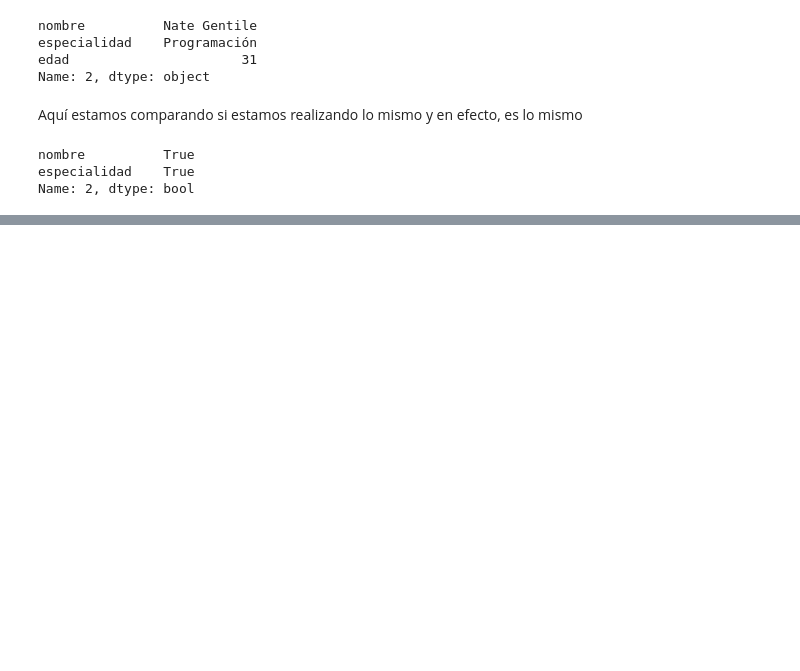
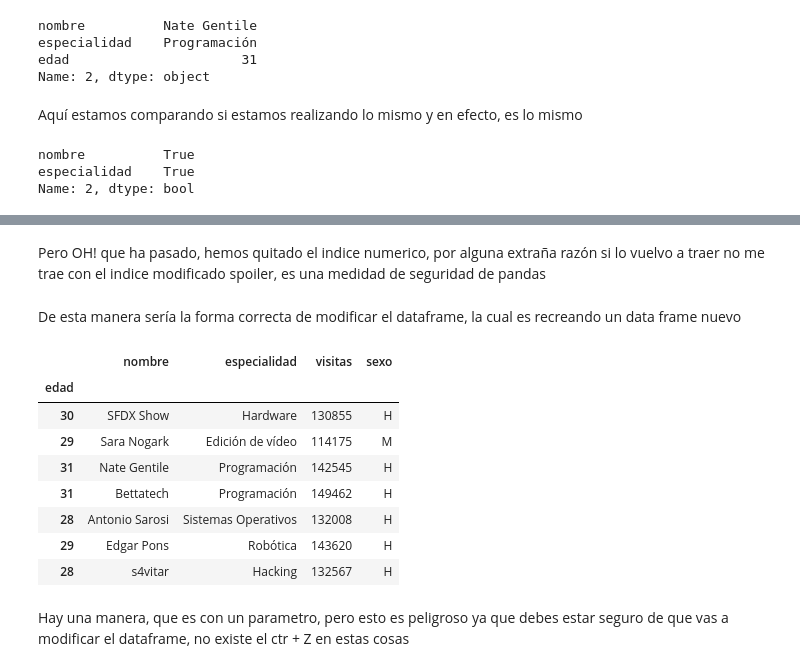
Before and after one commit to LennyRBriones/data-scientist, a Jupyter notebook: Pandas-Mastermind.ipynb, the cells around one changed output, grey strips where cells are left out. Drawn from its saved outputs; the diff is of its cells as text; code cells hidden in the pictures; blank space fills up the shorter version.

```diff
--- a/Pandas-Mastermind.ipynb
+++ b/Pandas-Mastermind.ipynb
@@ -401,0 +444,20 @@ Name: 2, dtype: bool
+# %% [markdown]
+Pero OH! que ha pasado, hemos quitado el indice numerico, por alguna extraña razón si lo vuelvo a traer no me trae con el indice modificado spoiler, es una medidad de seguridad de pandas
+# %% [markdown]
+De esta manera sería la forma correcta de modificar el dataframe, la cual es recreando un data frame nuevo
+# %%
+df_nuevo = df.set_index("edad")
+# %%
+df_nuevo
+# %% [output]
+|  | nombre | especialidad | visitas | sexo |
+| edad |  |  |  |  |
+| 30 | SFDX Show | Hardware | 130855 | H |
+| 29 | Sara Nogark | Edición de vídeo | 114175 | M |
+| 31 | Nate Gentile | Programación | 142545 | H |
+| 31 | Bettatech | Programación | 149462 | H |
+| 28 | Antonio Sarosi | Sistemas Operativos | 132008 | H |
+| 29 | Edgar Pons | Robótica | 143620 | H |
+| 28 | s4vitar | Hacking | 132567 | H |
+# %% [markdown]
+Hay una manera, que es con un parametro, pero esto es peligroso ya que debes estar seguro de que vas a modificar el dataframe, no existe el ctr + Z en estas cosas
```
Also changed, not shown: parts of 18 cells of this notebook.
